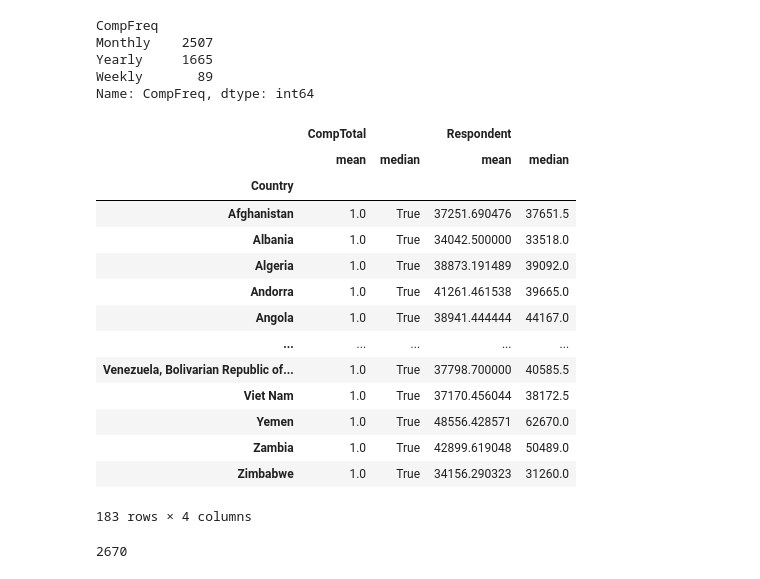
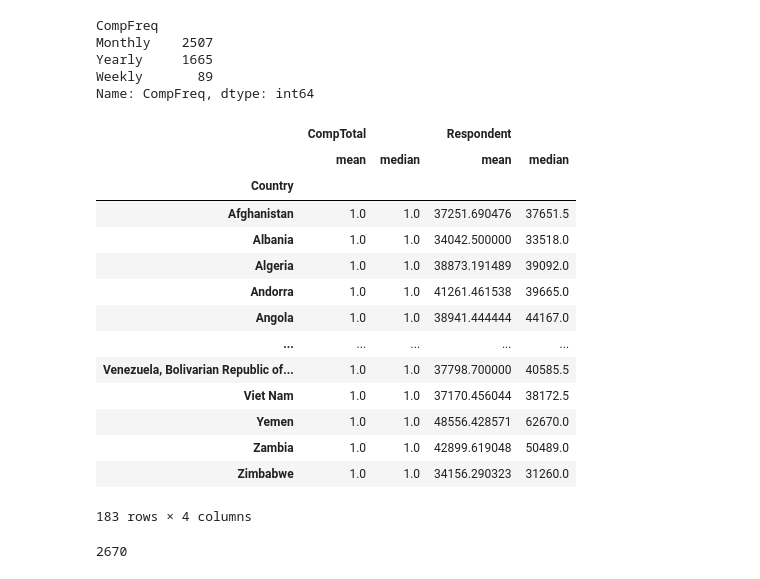
Before and after one commit to SharanJaiswal/py, a Jupyter notebook: DSc/01_panda.ipynb, the cells around one changed output. Drawn from its saved outputs; the diff is of its cells as text; code cells hidden in the pictures.

```diff
--- a/DSc/01_panda.ipynb
+++ b/DSc/01_panda.ipynb
@@ -1293,22 +1296,22 @@ Yearly     1665
 Weekly       89
 Name: CompFreq, dtype: int64
 # %%
-country_grp['CompTotal', 'Respondent'].agg(['mean', 'median'])
+country_grp[['CompTotal', 'Respondent']].agg(['mean', 'median'])
 # %% [output]
 |  | CompTotal |  | Respondent |  |
 |  | mean | median | mean | median |
 | Country |  |  |  |  |
-| Afghanistan | 1.0 | True | 37251.690476 | 37651.5 |
-| Albania | 1.0 | True | 34042.500000 | 33518.0 |
-| Algeria | 1.0 | True | 38873.191489 | 39092.0 |
-| Andorra | 1.0 | True | 41261.461538 | 39665.0 |
-| Angola | 1.0 | True | 38941.444444 | 44167.0 |
+| Afghanistan | 1.0 | 1.0 | 37251.690476 | 37651.5 |
+| Albania | 1.0 | 1.0 | 34042.500000 | 33518.0 |
+| Algeria | 1.0 | 1.0 | 38873.191489 | 39092.0 |
+| Andorra | 1.0 | 1.0 | 41261.461538 | 39665.0 |
+| Angola | 1.0 | 1.0 | 38941.444444 | 44167.0 |
 | ... | ... | ... | ... | ... |
-| Venezuela, Bolivarian Republic of... | 1.0 | True | 37798.700000 | 40585.5 |
-| Viet Nam | 1.0 | True | 37170.456044 | 38172.5 |
-| Yemen | 1.0 | True | 48556.428571 | 62670.0 |
-| Zambia | 1.0 | True | 42899.619048 | 50489.0 |
-| Zimbabwe | 1.0 | True | 34156.290323 | 31260.0 |
+| Venezuela, Bolivarian Republic of... | 1.0 | 1.0 | 37798.700000 | 40585.5 |
+| Viet Nam | 1.0 | 1.0 | 37170.456044 | 38172.5 |
+| Yemen | 1.0 | 1.0 | 48556.428571 | 62670.0 |
+| Zambia | 1.0 | 1.0 | 42899.619048 | 50489.0 |
+| Zimbabwe | 1.0 | 1.0 | 34156.290323 | 31260.0 |
 183 rows × 4 columns
 # %%
 filt = df['Country'] == 'India'
```
Also changed, not shown: parts of 20 cells of this notebook, 10 other files.
